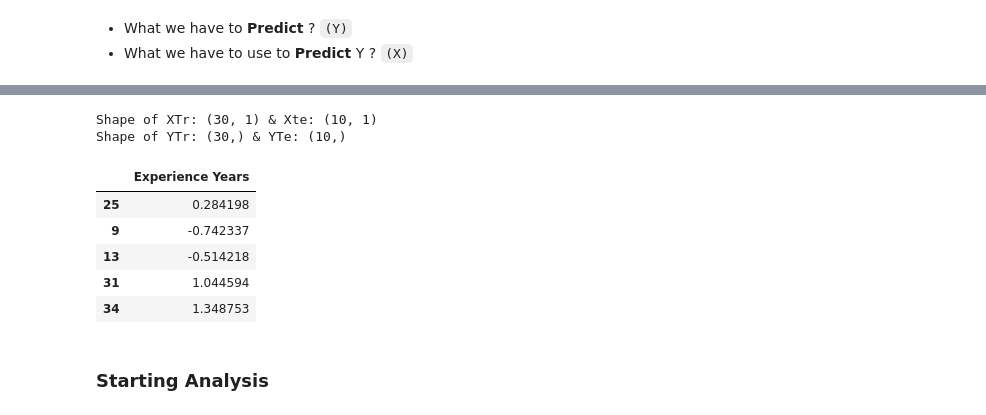
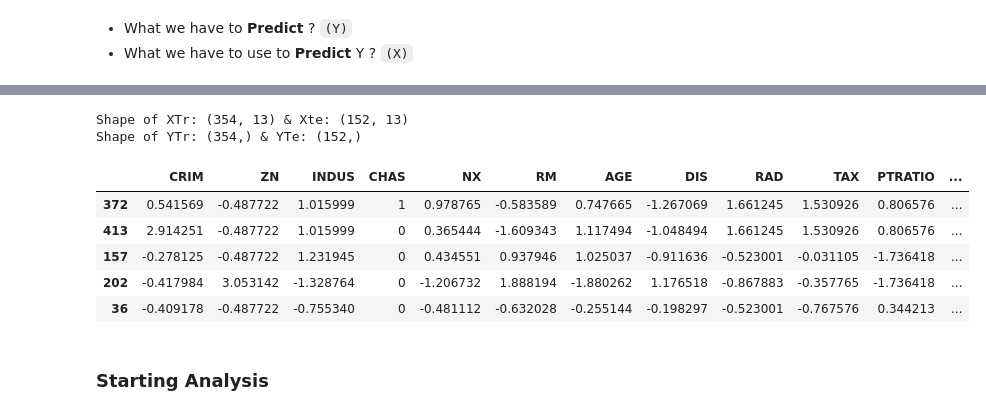
Before and after one commit to pri-cd/Internship-Python-Analytics, a Jupyter notebook: Notebooks/Project-2.ipynb, the cells around one changed output, grey strips where cells are left out. Saved outputs shown, nothing was run; the diff lists cells and outputs as text; code cells hidden in the pictures.

```diff
--- a/Notebooks/Project-2.ipynb
+++ b/Notebooks/Project-2.ipynb
@@ -6,4 +7,4 @@ import seaborn as sns
 # %%
-df_titanic_csv = pd.read_csv('https://github.com/pri-cd/Internship-Python-Analytics/raw/main/Datasets/Titanic.csv')
-df_titanic_csv.head()
+df_boston_csv = pd.read_csv('https://github.com/pri-cd/Internship-Python-Analytics/raw/main/Datasets/Boston.csv')
+df_boston_csv.head()
 # %% [output]
@@ -183,0 +41,14 @@ Null, NA Elements: 0, 0
+# %%
+from sklearn.preprocessing import StandardScaler
+
+SScaler = StandardScaler()
+
+all = df_boston_csv.drop(['CHAS'], axis=1)  # Drop MEDV and CHAS from features
+chas = df_boston_csv['CHAS']  # Keep CHAS as the target
+
+feat_scaled = SScaler.fit_transform(all)
+
+df = pd.concat([
+    pd.DataFrame(feat_scaled, columns=['CRIM', 'ZN', 'INDUS', 'NX', 'RM', 'AGE', 'DIS', 'RAD', 'TAX', 'PTRATIO', 'B', 'LSTAT', 'MEDV']),
+    chas.reset_index(drop=True)], axis=1)
+df.head()
@@ -196,6 +65,6 @@ Null, NA Elements: 0, 0
 # %%
-y = df_salary['Salary']
-x = df_salary[['Experience Years']]
+y = df['MEDV']
+x = df[['CRIM', 'ZN', 'INDUS', 'CHAS', 'NX', 'RM', 'AGE', 'DIS', 'RAD', 'TAX', 'PTRATIO', 'B', 'LSTAT']]
 
 print(f"Shape of Y: {y.shape} & X: {x.shape}")
 # %% [output]
@@ -241,24 +72,24 @@ Remember:
 # %%
 from sklearn.model_selection import train_test_split
 
 # Why "random_state"?
 # Because, We don't want to randomise our Train, Test Split, Everytime We Run It.
 # Also, Always be ready to present & With Confidence!.
-XTr, XTe, YTr, YTe = train_test_split(x, y, train_size=0.75, test_size=0.25, random_state=42)
+XTr, XTe, YTr, YTe = train_test_split(x, y, train_size=0.70, test_size=0.30, random_state=44)
 
 print(f"Shape of XTr: {XTr.shape} & Xte: {XTe.shape}")
 print(f"Shape of YTr: {YTr.shape} & YTe: {YTe.shape}")
 
 XTr.head()
 # %% [output]
-Shape of XTr: (30, 1) & Xte: (10, 1)
-Shape of YTr: (30,) & YTe: (10,)
+Shape of XTr: (354, 13) & Xte: (152, 13)
+Shape of YTr: (354,) & YTe: (152,)
-|  | Experience Years |
-| 25 | 0.284198 |
-| 9 | -0.742337 |
-| 13 | -0.514218 |
-| 31 | 1.044594 |
-| 34 | 1.348753 |
+|  | CRIM | ZN | INDUS | CHAS | NX | RM | AGE | DIS | RAD | TAX | PTRATIO | ... |
+| 372 | 0.541569 | -0.487722 | 1.015999 | 1 | 0.978765 | -0.583589 | 0.747665 | -1.267069 | 1.661245 | 1.530926 | 0.806576 | ... |
+| 413 | 2.914251 | -0.487722 | 1.015999 | 0 | 0.365444 | -1.609343 | 1.117494 | -1.048494 | 1.661245 | 1.530926 | 0.806576 | ... |
+| 157 | -0.278125 | -0.487722 | 1.231945 | 0 | 0.434551 | 0.937946 | 1.025037 | -0.911636 | -0.523001 | -0.031105 | -1.736418 | ... |
+| 202 | -0.417984 | 3.053142 | -1.328764 | 0 | -1.206732 | 1.888194 | -1.880262 | 1.176518 | -0.867883 | -0.357765 | -1.736418 | ... |
+| 36 | -0.409178 | -0.487722 | -0.755340 | 0 | -0.481112 | -0.632028 | -0.255144 | -0.198297 | -0.523001 | -0.767576 | 0.344213 | ... |
 # %% [markdown]
 ### **Starting Analysis**
 # %%
```
Also changed, not shown: parts of 41 cells of this notebook.
